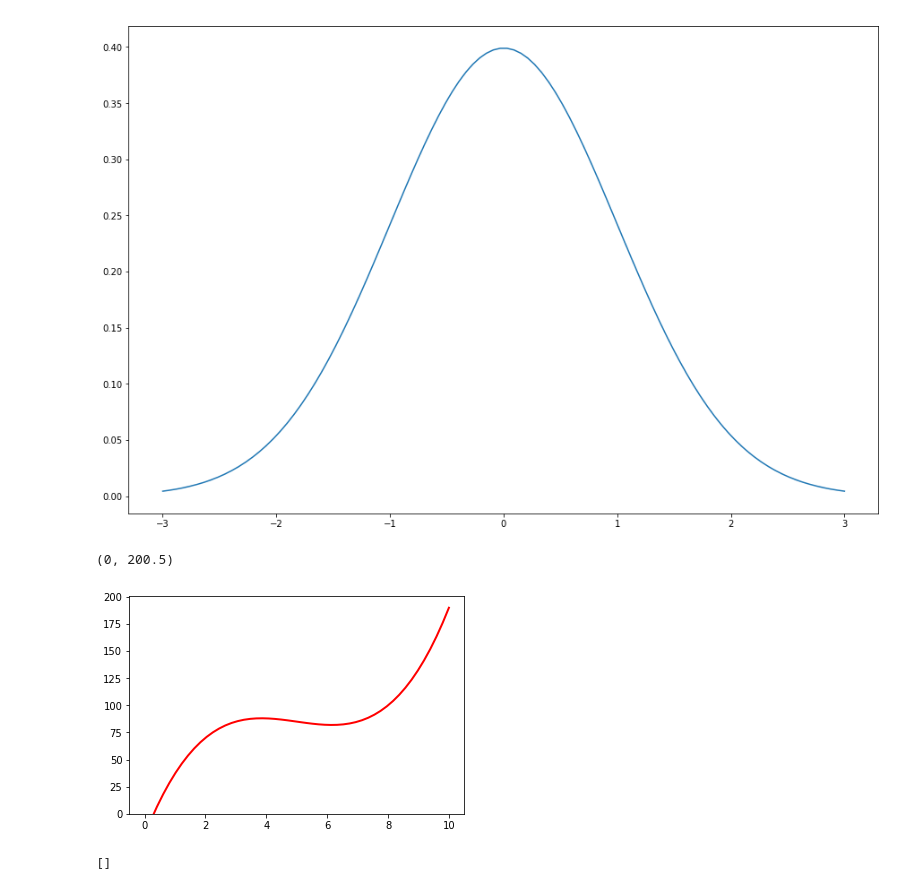
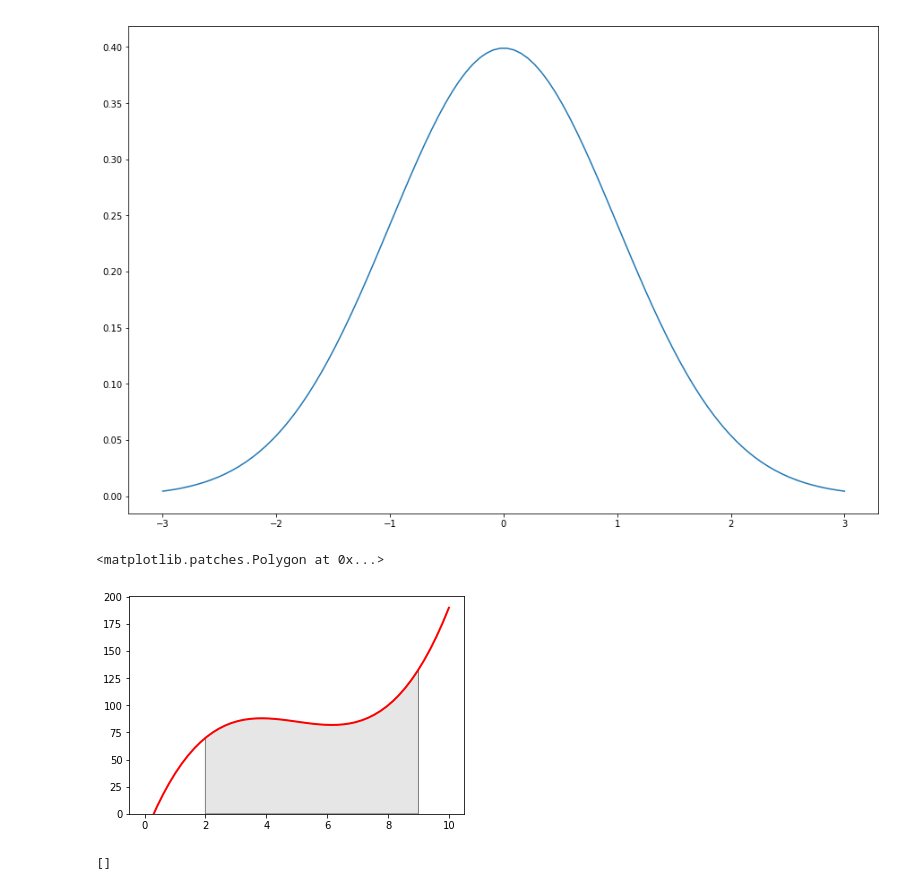
Before and after one commit to mGalarnyk/Python_Tutorials, a Jupyter notebook: Statistics/normal_Distribution_Area_Under_Curve.ipynb, the cells around one changed output. Saved outputs shown, nothing was run; the diff lists cells and outputs as text; code cells hidden in the pictures.

```diff
--- a/Statistics/normal_Distribution_Area_Under_Curve.ipynb
+++ b/Statistics/normal_Distribution_Area_Under_Curve.ipynb
@@ -49,0 +198,18 @@ result
+# %%
+# This should really be -inf to positive inf, but graph can only be so big.
+# Currently it is plus or minus 5 std deviations
+a, b = 3, 4 # integral limits
+
+x = np.linspace(-4, 4)
+y = normalProbabilityDensity(x)
+
+fig, ax = plt.subplots(figsize=(10, 5))
+ax.plot(x, y, 'r', linewidth=.5)
+ax.set_ylim(ymin=0)
+
+# Make the shaded region
+ix = np.linspace(a, b)
+iy = normalProbabilityDensity(ix)
+verts = [(a, 0)] + list(zip(ix, iy)) + [(b, 0)]
+poly = Polygon(verts, facecolor='0.9', edgecolor='0.2')
+ax.add_patch(poly);
@@ -68,23 +248,30 @@ ax.plot(np.linspace(-3, 3, num = 100), pdf_normal_distribution);
 # %%
 import numpy as np
 import matplotlib.pyplot as plt
 from matplotlib.patches import Polygon
 
 
 def func(x):
     return (x - 3) * (x - 5) * (x - 7) + 85
 
 
 a, b = 2, 9  # integral limits
 x = np.linspace(0, 10)
 y = func(x)
 
 fig, ax = plt.subplots()
 plt.plot(x, y, 'r', linewidth=2)
 plt.ylim(ymin=0)
+
+# Make the shaded region
+ix = np.linspace(a, b)
+iy = func(ix)
+verts = [(a, 0)] + list(zip(ix, iy)) + [(b, 0)]
+poly = Polygon(verts, facecolor='0.9', edgecolor='0.5')
+ax.add_patch(poly)
 # %% [output]
-(0, 200.5)
+<matplotlib.patches.Polygon at 0x...>
-[figure, old version]
+[figure, new version]
 # %%
 import numpy as np
 import matplotlib.pyplot as plt
```
Also changed, not shown: parts of 29 cells of this notebook.
